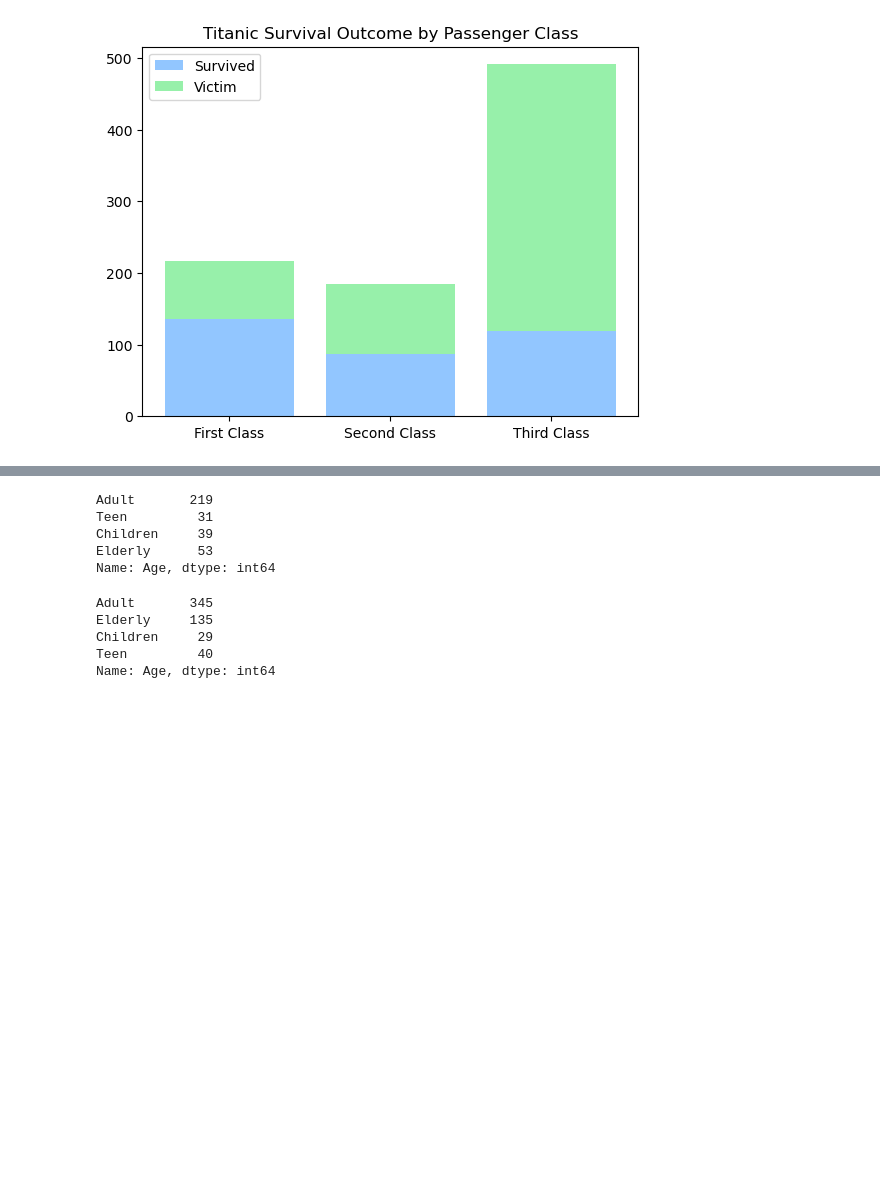
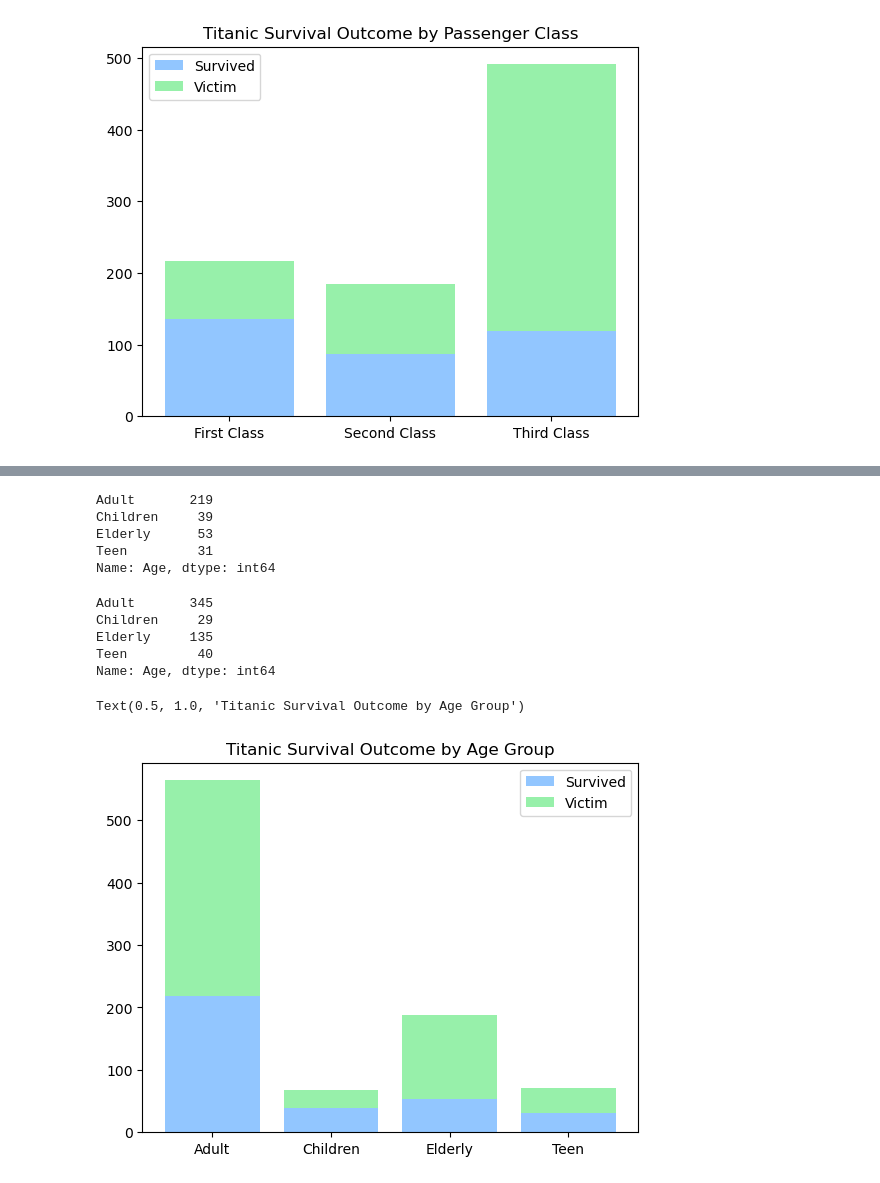
Before and after one commit to altheaxcvii/GA-Labs, a Jupyter notebook: Lab 1.2 Titanic Pandas/titanic_lab.ipynb, the cells around one changed output, grey strips where cells are left out. Drawn from its saved outputs; the diff is of its cells as text; code cells hidden in the pictures; blank space fills up the shorter version.

```diff
--- a/Lab 1.2 Titanic Pandas/titanic_lab.ipynb
+++ b/Lab 1.2 Titanic Pandas/titanic_lab.ipynb
@@ -351,18 +315,27 @@ victim_by_age = titanic[titanic['Survived']==0]['Age'].apply(lambda x: 'Children
 
 #lambda <args> : <return Value> if <condition > ( <return value > if <condition> else <return value>)
 # %%
-survival_by_age.value_counts(sort=False)
+survival_by_age.value_counts().sort_index()
 # %% [output]
 Adult       219
-Teen         31
 Children     39
 Elderly      53
+Teen         31
 Name: Age, dtype: int64
 # %%
-victim_by_age.value_counts(sort=False)
+victim_by_age.value_counts().sort_index()
 # %% [output]
 Adult       345
+Children     29
 Elderly     135
-Children     29
 Teen         40
 Name: Age, dtype: int64
+# %%
+# Create a stacked bar chart to view age-based survival
+plt.bar(['Adult','Children', 'Elderly', 'Teen'], survival_by_age.value_counts().sort_index(), label='Survived')
+plt.bar(['Adult','Children', 'Elderly', 'Teen'], victim_by_age.value_counts().sort_index(), label='Victim', bottom=survival_by_age.value_counts().sort_index())
+plt.legend()
+plt.title('Titanic Survival Outcome by Age Group')
+# %% [output]
+Text(0.5, 1.0, 'Titanic Survival Outcome by Age Group')
+[figure, added]
```
Also changed, not shown: parts of 5 cells of this notebook.
